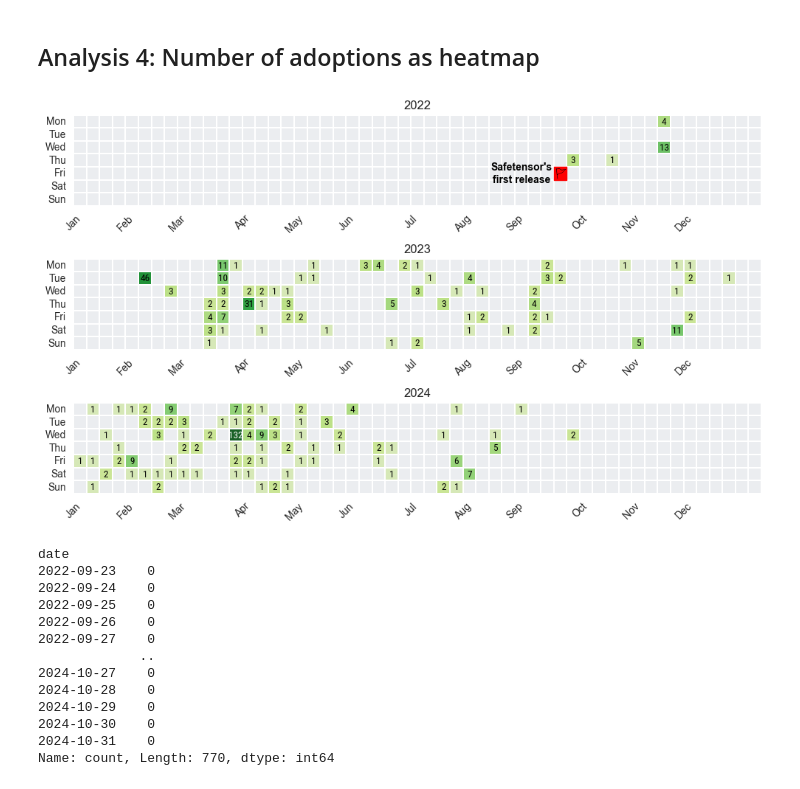
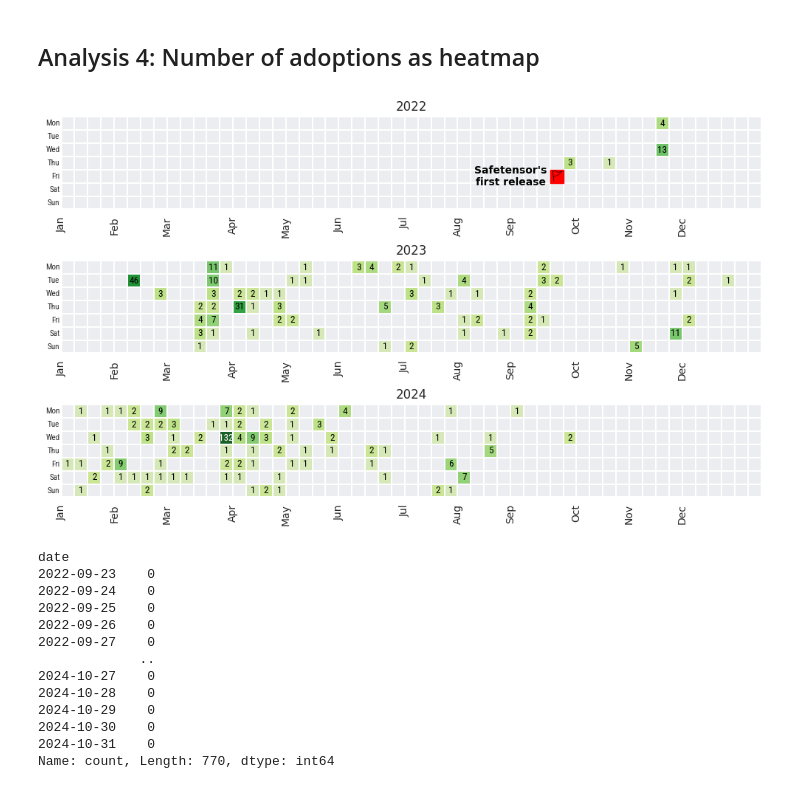
Before and after one commit to s2e-lab/model-evolution, a Jupyter notebook: scripts/notebooks/rq1_analysis.ipynb, the cells around one changed output. Cells and saved outputs as stored; diff of their text form; code cells hidden in the pictures.

Commit message:
Minor adjustements on rq1 chart

```diff
--- a/scripts/notebooks/rq1_analysis.ipynb
+++ b/scripts/notebooks/rq1_analysis.ipynb
@@ -150,21 +150,28 @@ plt.show()
 # %% [markdown]
 ## Analysis 4: Number of adoptions as heatmap
 # %%
-import matplotlib.pyplot as plt
 import seaborn as sns
 import calendar
 import numpy as np
 from matplotlib.colors import LinearSegmentedColormap
+import pandas as pd
+import warnings
 from pathlib import Path
-import pandas as pd
-
 from matplotlib.patches import Rectangle
 from matplotlib.font_manager import FontProperties
+import matplotlib.pyplot as plt
 
-# Create a font property with Noto Emoji
+
+
+# Create a font property with Noto Emoji and Roboto Condensed fonts
 emoji_font = FontProperties(fname=Path('../../assets/NotoEmoji-Regular.ttf'))
+color_emoji_font = FontProperties(fname=Path('../../assets/NotoColorEmoji-Regular.ttf'))
 roboto_condensed_font = FontProperties(fname=Path('../../assets/RobotoCondensed-Regular.ttf'))
 
+# Set a different font with broad Unicode support
+plt.rcParams['font.family'] = 'DejaVu Sans'
+# Decrease padding for y-axis tick labels
+plt.rcParams['ytick.major.pad'] = -2  # Decrease this value as needed
 
 
 # group by timestamp, and ignore the times, just group based on the date
@@ -191,9 +198,6 @@ cmap = LinearSegmentedColormap.from_list("github_green", colors)
 
 # Determine the maximum value across the entire dataset to set a common color range
 vmax = commits_by_date.max()
-vmin = commits_by_date.min()
-# Apply a logarithmic transformation to the data to manage outliers
-import numpy as np
 
 # Apply a log transformation to the commits, offsetting by 1 to handle zero values
 log_commits_by_date = np.log1p(commits_by_date)  # log(1 + count)
@@ -232,44 +236,56 @@ def plot_year_heatmap_with_annotations(year, ax):
                 ax.text(col + 0.5, row + 0.5, f"{int(year_matrix_original[row, col])}",
                         ha='center', va='center', fontsize=9.5, color='black' if year_matrix_original[row, col] < vmax else 'white', fontproperties=roboto_condensed_font)
 
+
     # Set title and adjust labels for horizontal orientation
     ax.set_title(f"{year}")
     ax.set_yticklabels(['Mon', 'Tue', 'Wed', 'Thu', 'Fri', 'Sat', 'Sun'])
-
+    # # set font family for the labels
+    for label in ax.get_yticklabels():
+        label.set_fontproperties(roboto_condensed_font)
+        #change font size
+        label.set_fontsize(8)
+        # make label as close as possible to chart
+        label.set_verticalalignment('center')
+        # decrease padding
+        # label.set_pad(0)
+    #
     # Adjust the month labels along the x-axis
     month_ticks = [0, 4, 8, 13, 17, 21, 26, 30, 34, 39, 43, 47]
     ax.set_xticks(month_ticks)
-    ax.set_xticklabels([calendar.month_abbr[i] for i in range(1, 13)], rotation=45)
+    ax.set_xticklabels([calendar.month_abbr[i] for i in range(1, 13)], rotation=90)
 
     if year == 2022:
         # Define the day and week position to highlight
         highlight_day = 4  # Example: 2 for Wednesday
         highlight_week = 37  # Example week to highlight
         # Add a red patch to highlight the selected square
-        ax.add_patch(Rectangle((highlight_week, highlight_day), 1, 1, fill=True, color="red", edgecolor="red"))
+        ax.add_patch(Rectangle((highlight_week, highlight_day), 1, 1, fill=True, color="red"))
         # Add a text annotation to highlight the selected square
-        ax.text(highlight_week - 2.5, highlight_day + 0.5, "Safetensor's\nfirst release", ha='center', va='center', color="black", fontsize=10, weight='bold', fontdict={'family': 'sans-serif'})
+        ax.text(highlight_week - 3, highlight_day + 0.5, "Safetensor's\nfirst release", ha='center', va='center', color="black", fontsize=10, weight='bold')
         # Add a vertical line to highlight the selected week
-        ax.text(highlight_week + 0.5, highlight_day + 0.5, '🚩', fontproperties=emoji_font,
+        ax.text(highlight_week + 0.5, highlight_day + 0.5, "🚩", fontproperties=emoji_font,
                         ha='center', va='center', fontsize=10, color='black' )
+
 
 # Plot horizontal heatmaps with annotations for non-zero values
 fig, axes = plt.subplots(len(years), 1, figsize=(10, 6))
 
 for i, year in enumerate(years):
     plot_year_heatmap_with_annotations(year, axes[i])
 
 plt.tight_layout()
 
 
-# save as PDF on results folder and crop white spaces on the sides
-plt.savefig(Path('../../results/RQ1Heatmap.pdf'), bbox_inches='tight', format='pdf')
 
 
-
-plt.show()
+with warnings.catch_warnings():
+    warnings.simplefilter("ignore")
+    plt.savefig(Path('../../results/RQ1Heatmap.pdf'), bbox_inches='tight', format='pdf')
+    plt.savefig(Path('../../results/RQ1Heatmap.png'), bbox_inches='tight', format='png')
+    plt.show()
 # %% [output]
-[figure, old version]
+[figure, new version]
 # %%
 commits_by_date
 # %% [output]
```
Also changed, not shown: parts of 1 cell of this notebook, 4 other files.
